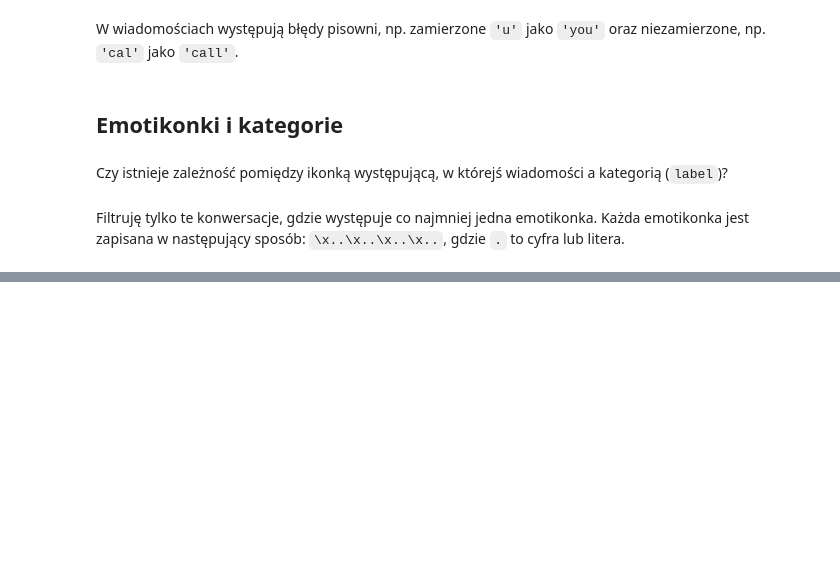
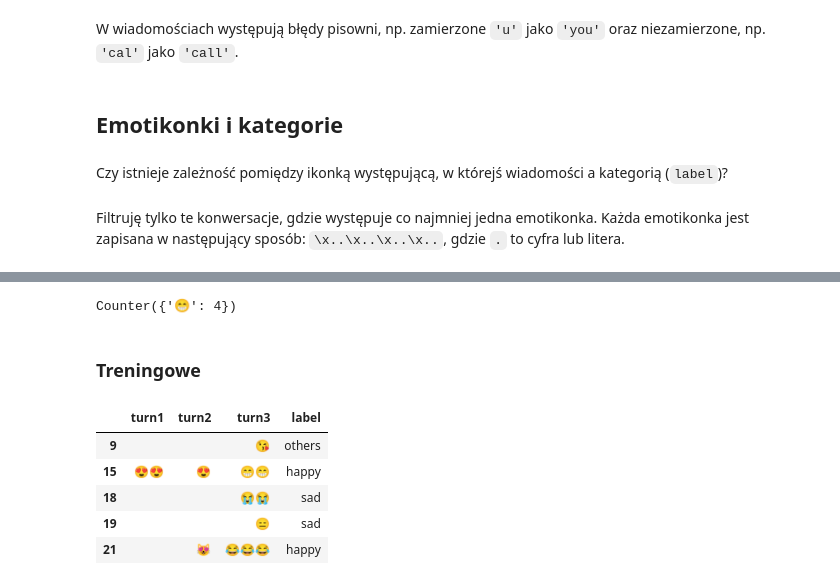
Before and after one commit to balkon16/EmoContext, a Jupyter notebook: EmoContext_EDA.ipynb, the cells around one changed output, grey strips where cells are left out. Drawn from its saved outputs; the diff is of its cells as text; code cells hidden in the pictures; blank space fills up the shorter version.

Commit message:
incomplete counting of unique emojis

```diff
--- a/EmoContext_EDA.ipynb
+++ b/EmoContext_EDA.ipynb
@@ -498,0 +424,35 @@ re.match(emoji_pattern, testing_row['turn1']).group(0)
+# %%
+emoji_pattern = re.compile(u"(["
+u"\U0001F600-\U0001F64F"  # emoticons
+u"\U0001F300-\U0001F5FF"  # symbols & pictographs
+u"\U0001F680-\U0001F6FF"  # transport & map symbols
+u"\U0001F1E0-\U0001F1FF"  # flags (iOS)
+                "])", flags= re.UNICODE)
+# %%
+def is_row_with_emojis(cell):
+    """
+    TODO function def
+    """
+    if len(re.findall(emoji_pattern, cell)) > 0:
+        return True
+    return False
+# %%
+def purge_non_emojis(cell):
+    return ''.join(re.findall(emoji_pattern, cell))
+# %%
+def get_rows_with_emoticons(set_df):
+    """
+    """
+    mask = (set_df['turn1'].apply(is_row_with_emojis)) | (set_df['turn2'].apply(is_row_with_emojis)) | (set_df['turn3'].apply(is_row_with_emojis))
+
+    # filtered out rows don't contain any emojis
+    emojis_df = set_df.loc[mask]
+
+    # keep the `label` column
+    label_col = emojis_df['label']
+
+    emojis_df = emojis_df.applymap(purge_non_emojis)
+
+    emojis_df['label'] = label_col
+
+    return emojis_df
@@ -498,0 +465,6 @@ re.match(emoji_pattern, testing_row['turn1']).group(0)
+# %%
+cnt = Counter()
+cnt.update(string)
+cnt
+# %% [output]
+Counter({'😁': 4})
@@ -498,0 +488,11 @@ re.match(emoji_pattern, testing_row['turn1']).group(0)
+# %% [markdown]
+### Treningowe
+# %%
+get_rows_with_emoticons(training_df).head()
+# %% [output]
+|  | turn1 | turn2 | turn3 | label |
+| 9 |  |  | 😘 | others |
+| 15 | 😍😍 | 😍 | 😁😁 | happy |
+| 18 |  |  | 😭😭 | sad |
+| 19 |  |  | 😑 | sad |
+| 21 |  | 😻 | 😂😂😂 | happy |
```
Also changed, not shown: parts of 33 cells of this notebook.
